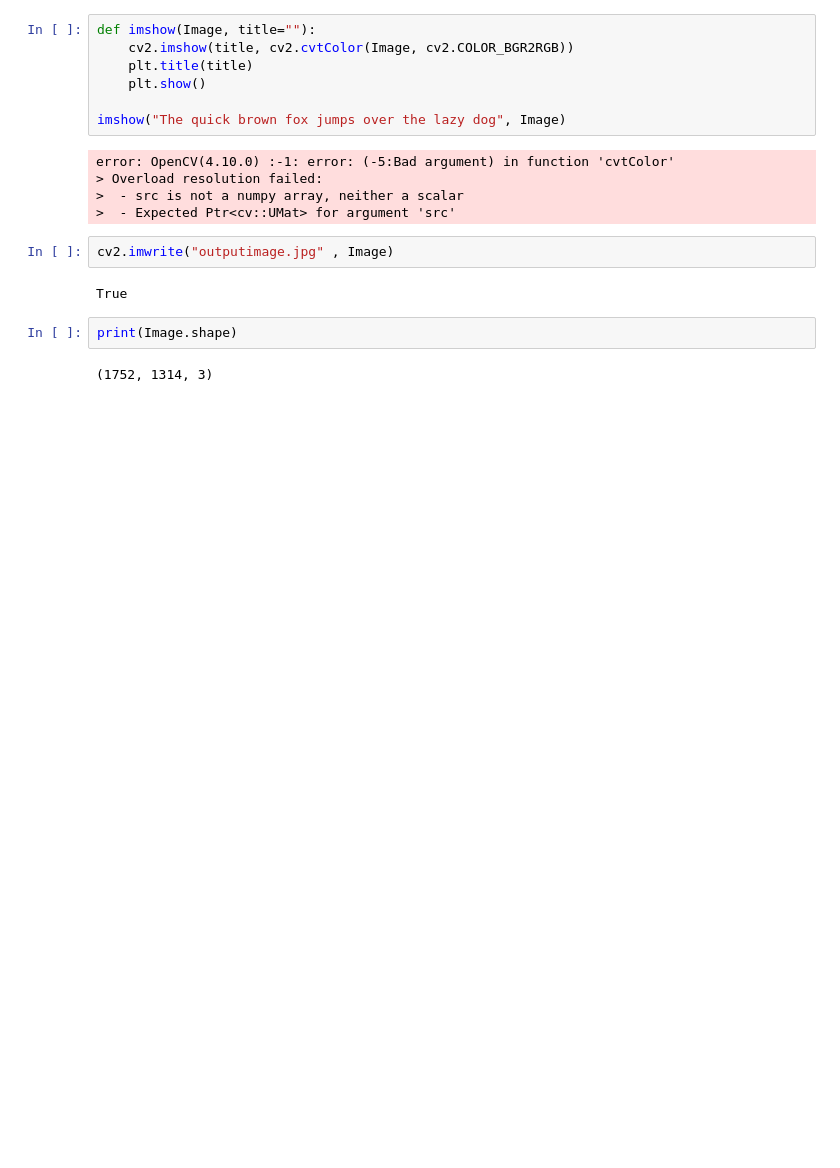
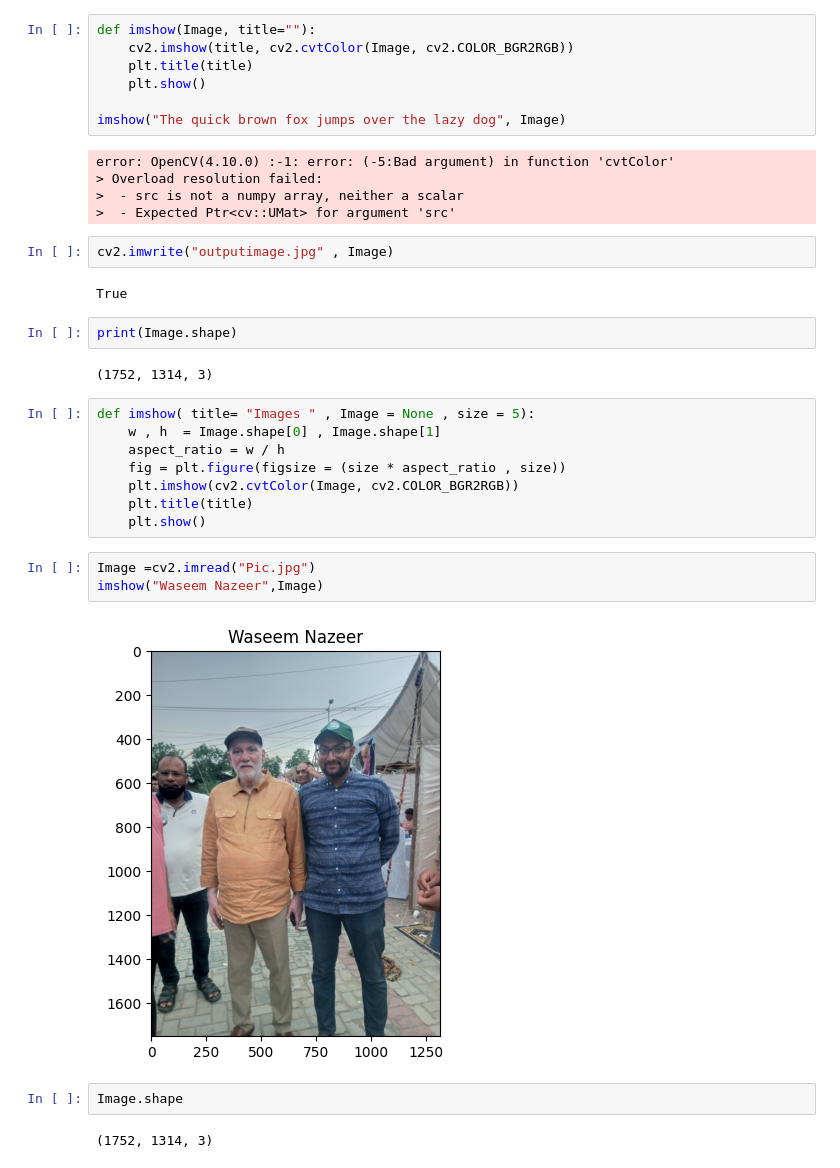
Before and after one commit to Mohsin-424/Modern-Computer-Vision, a Jupyter notebook: Open-CV/Image-Operation.ipynb, the cells around one changed output. Saved outputs shown, nothing was run; the diff lists cells and outputs as text; blank space fills up the shorter version.

Commit message:
Mohsin-424 Image Opeations Here

```diff
--- a/Open-CV/Image-Operation.ipynb
+++ b/Open-CV/Image-Operation.ipynb
@@ -42,3 +42,20 @@ True
 print(Image.shape)
 # %% [output]
 (1752, 1314, 3)
+# %%
+def imshow( title= "Images " , Image = None , size = 5):
+    w , h  = Image.shape[0] , Image.shape[1]
+    aspect_ratio = w / h
+    fig = plt.figure(figsize = (size * aspect_ratio , size))
+    plt.imshow(cv2.cvtColor(Image, cv2.COLOR_BGR2RGB))
+    plt.title(title)
+    plt.show()
+# %%
+Image =cv2.imread("Pic.jpg")
+imshow("Waseem Nazeer",Image)
+# %% [output]
+[figure, added]
+# %%
+Image.shape
+# %% [output]
+(1752, 1314, 3)
```
